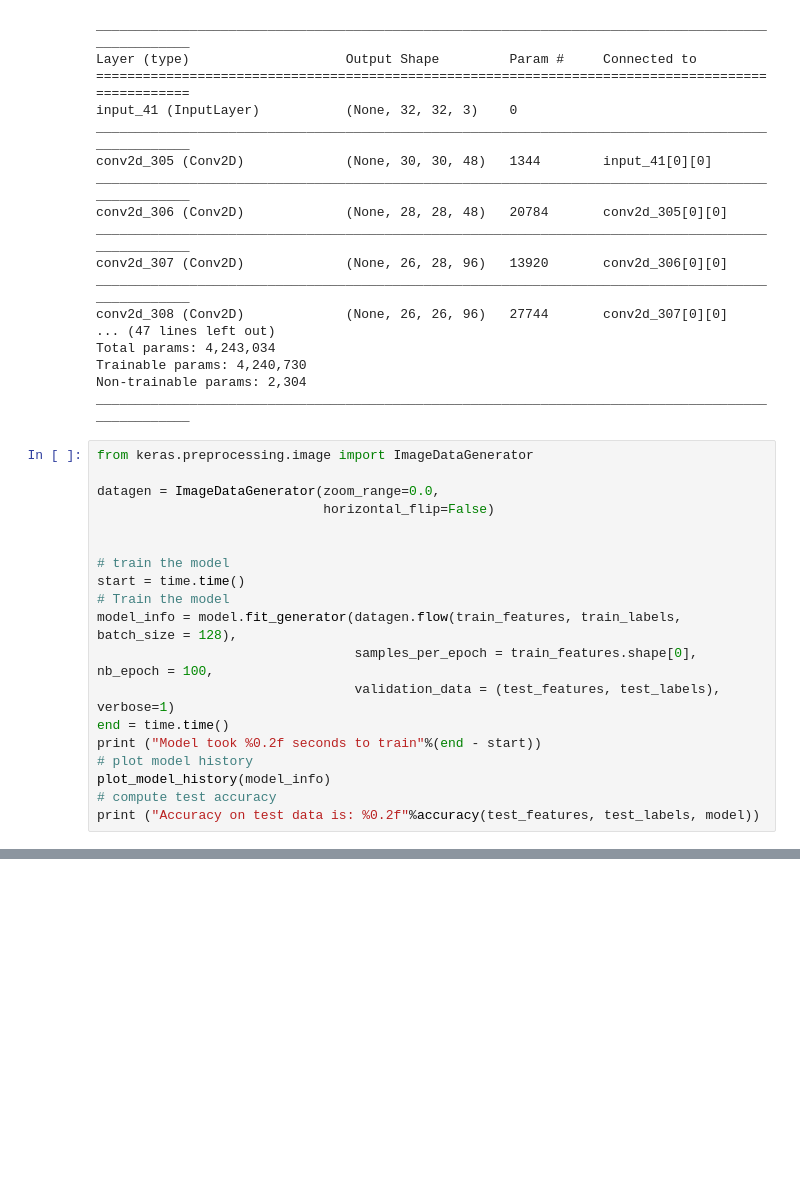
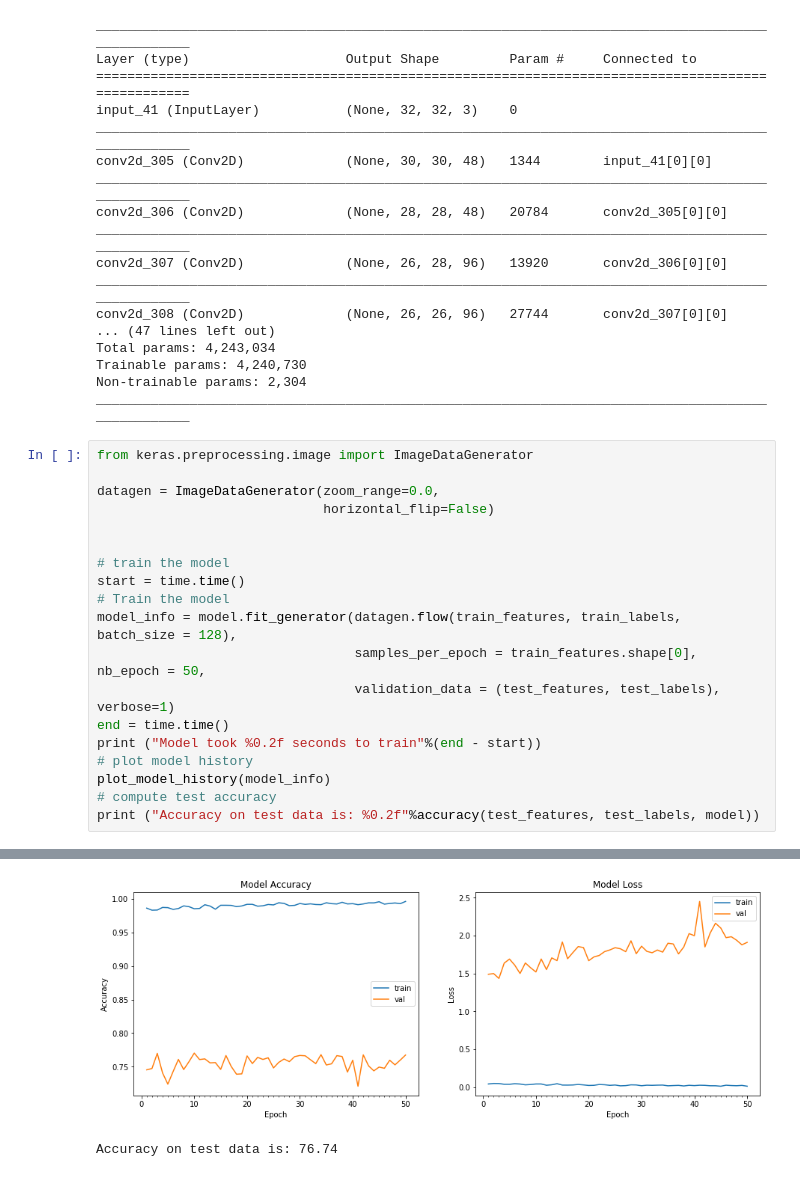
Before and after one commit to balsrini/Assignment6, a Jupyter notebook: Assignment6B.ipynb, the cells around one changed output, grey strips where cells are left out. Drawn from its saved outputs; the diff is of its cells as text; blank space fills up the shorter version.

Commit message:
executed for 50epochs

```diff
--- a/Assignment6B.ipynb
+++ b/Assignment6B.ipynb
@@ -172,7 +172,7 @@ datagen = ImageDataGenerator(zoom_range=0.0,
 start = time.time()
 # Train the model
 model_info = model.fit_generator(datagen.flow(train_features, train_labels, batch_size = 128),
-                                 samples_per_epoch = train_features.shape[0], nb_epoch = 100,
+                                 samples_per_epoch = train_features.shape[0], nb_epoch = 50,
                                  validation_data = (test_features, test_labels), verbose=1)
 end = time.time()
 print ("Model took %0.2f seconds to train"%(end - start))
@@ -200,0 +201,2 @@ Epoch 11/100
+[figure, added]
+Accuracy on test data is: 76.74
```
Also changed, not shown: parts of 1 cell of this notebook.
